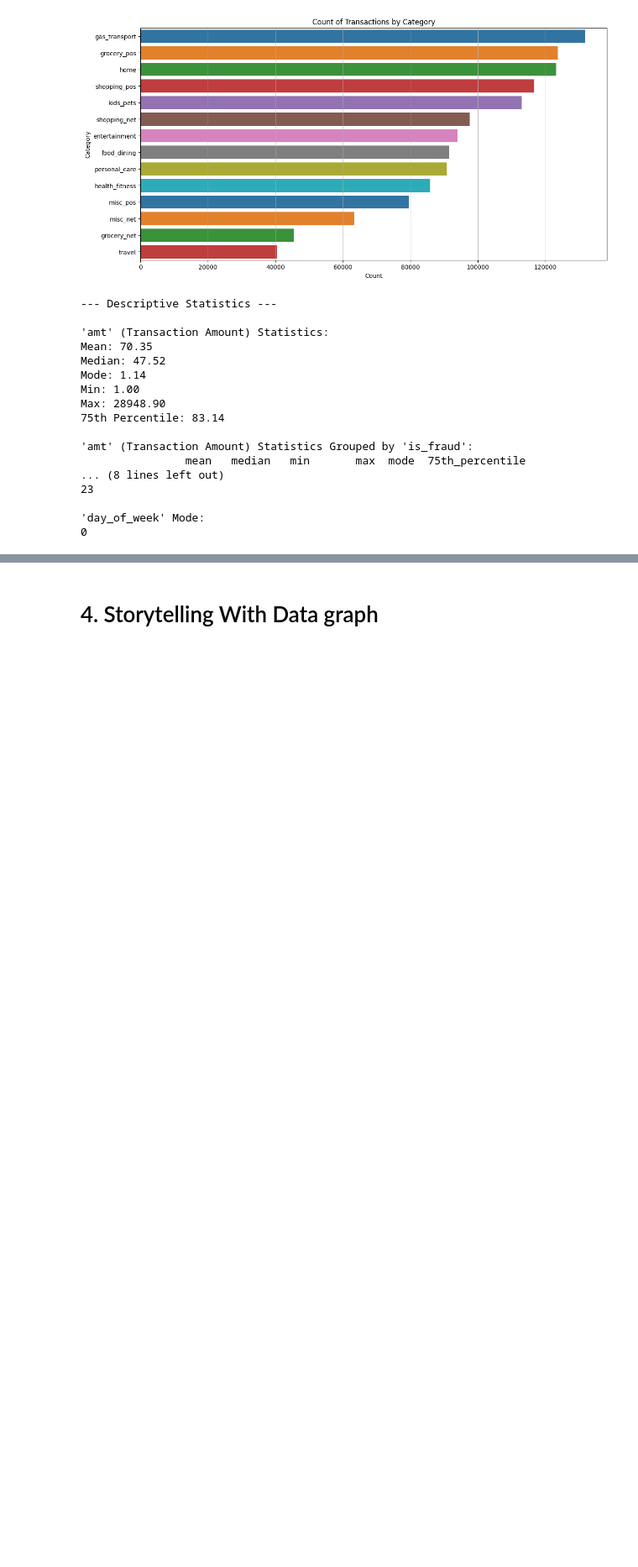
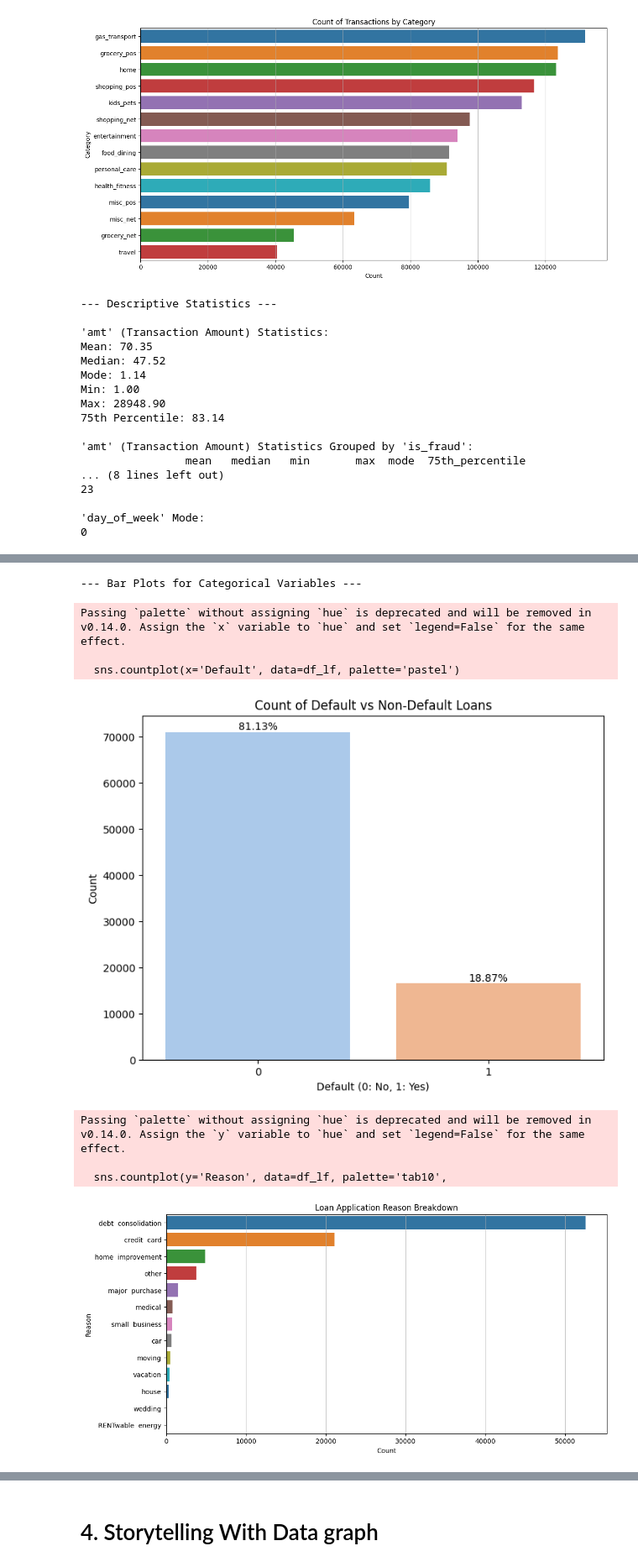
Before and after one commit to nicholasta18/OMDSMODB2Assignments, a Jupyter notebook: OMDS_MODB2_Week4_Ta_Nicholas.ipynb, the cells around one changed output, grey strips where cells are left out. Shown at 84% size. Drawn from its saved outputs; the diff is of its cells as text; code cells hidden in the pictures; blank space fills up the shorter version.

```diff
--- a/OMDS_MODB2_Week4_Ta_Nicholas.ipynb
+++ b/OMDS_MODB2_Week4_Ta_Nicholas.ipynb
@@ -345,0 +499,36 @@ Max: 28948.90
+# %%
+print("\n--- Bar Plots for Categorical Variables ---")
+
+# Bar plot for 'default' (target variable)
+plt.figure(figsize=(8, 6))
+sns.countplot(x='Default', data=df_lf, palette='pastel')
+plt.title('Count of Default vs Non-Default Loans')
+plt.xlabel('Default (0: No, 1: Yes)')
+plt.ylabel('Count')
+total = len(df_lf)
+for p in plt.gca().patches:
+    height = p.get_height()
+    plt.gca().text(p.get_x() + p.get_width()/2., height + 500,
+            '{:1.2f}%'.format(100*height/total), ha="center")
+plt.show()
+
+
+# Reason for Loan
+plt.figure(figsize=(12, 6))
+sns.countplot(y='Reason', data=df_lf, palette='tab10',
+              order=df_lf['Reason'].value_counts().index)
+plt.title('Loan Application Reason Breakdown')
+plt.xlabel('Count')
+plt.ylabel('Reason')
+plt.grid(axis='x', alpha=0.75)
+plt.show()
+# %% [output]
+--- Bar Plots for Categorical Variables ---
+Passing `palette` without assigning `hue` is deprecated and will be removed in v0.14.0. Assign the `x` variable to `hue` and set `legend=False` for the same effect.
+
+  sns.countplot(x='Default', data=df_lf, palette='pastel')
+[figure, added]
+Passing `palette` without assigning `hue` is deprecated and will be removed in v0.14.0. Assign the `y` variable to `hue` and set `legend=False` for the same effect.
+
+  sns.countplot(y='Reason', data=df_lf, palette='tab10',
+[figure, added]
```
Also changed, not shown: parts of 13 cells of this notebook, 3 other files.
